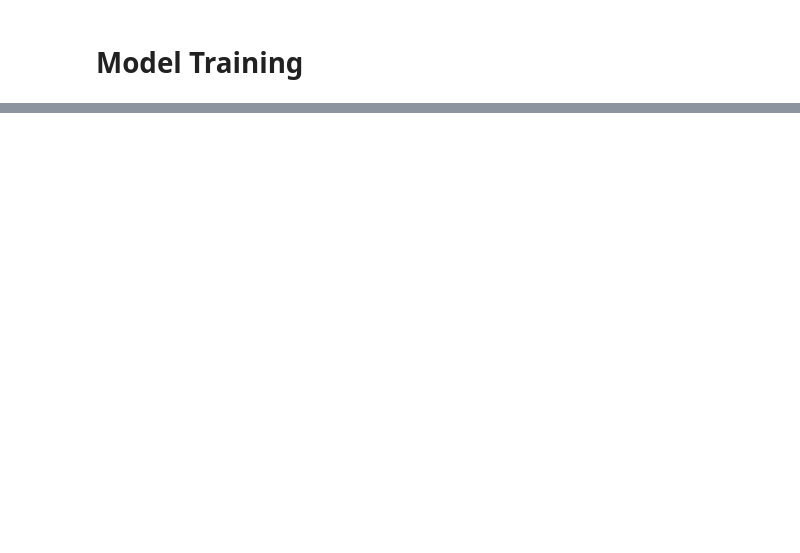
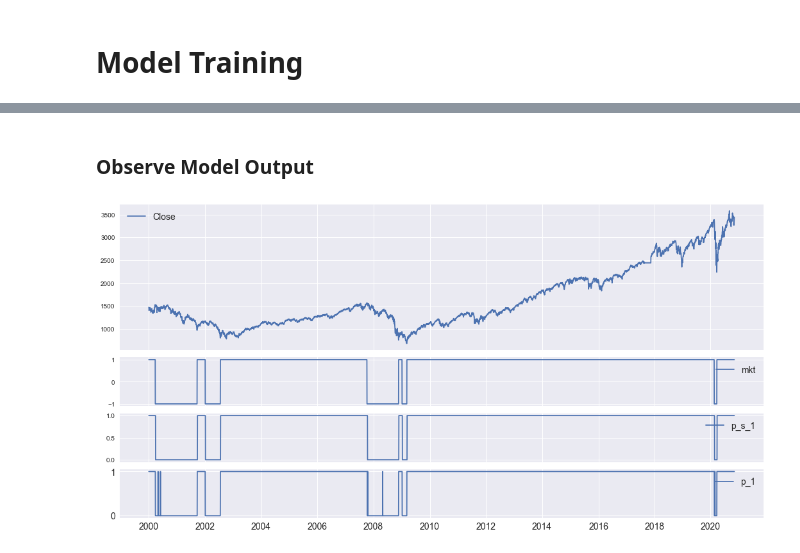
Before and after one commit to Aljgutier/Pyquant, a Jupyter notebook: SP500_MktCycle_ML.ipynb, the cells around one changed output, grey strips where cells are left out. Saved outputs shown, nothing was run; the diff lists cells and outputs as text; code cells hidden in the pictures; blank space fills up the shorter version.

```diff
--- a/SP500_MktCycle_ML.ipynb
+++ b/SP500_MktCycle_ML.ipynb
@@ -12,29 +16,14 @@ import seaborn as sns
 # %run finmktml
 # Read ML data Frame
 
-filename='./data/df_ml_20201013_195013_to_2020105.csv'
+filename='./data/df_ml_2020115_195013_to_2020114.csv'
 dfMLXY = pd.read_csv(filename,index_col=0,parse_dates=True)
-#dfsp500 = dfsp500[dataStartDate:]
-
-# remove T10Y3M since it constrains dataset to 1982
-# dfMLXY.drop('T10Y3M',axis=1, inplace=True)
-
-
 print(dfMLXY.shape)
 
 
-dataStartDate=dt.datetime(1982,1,4) # with T10Y3M
-drop_t10y3m=True
-if drop_t10y3m == True:
-    dfMLXY.drop('T10Y3M',axis=1,inplace=True)
-    dataStartDate=dt.datetime(1955,1,1) # Consumer sentiment available from 1953 -2 1
-
+dfMLXY.drop('T10Y3M',axis=1,inplace=True)  # data starts at 1955-1-1
 
 dfMLXY=dfMLXY.loc[dataStartDate:]
-
 print(dfMLXY.columns.values)
-print(dfMLXY.dtypes)
-print(dfMLXY.shape)
 display(dfMLXY.head(3))
-display(dfMLXY.tail(3))
 # %% [output]
@@ -474,0 +183,10 @@ Index(['mcupm_nd0', 'mucdown_nd0', 'mdcup_nd0', 'CPIAUCSL_nd0', 'cpimom_nd0',
+# %%
+
+Npca=4
+df_pca_input = dfXaligned.drop(low_imp_cols,axis=1)
+print('df_pca_input cols =' ,df_pca_input.shape[1])
+pca_model = PCA(n_components=Npca)
+XPCA = pca_model.fit_transform(df_pca_input)
+dfXPCA=pd.DataFrame(data=XPCA,index=dfXaligned.index)
+
+print('n components =',pca_model.n_components_)
@@ -877,0 +339,6 @@ fmplot(dfbt,variables=[['Close_strategyvalue', 'Close'],'Close','p','mkt'],start
+# %%
+# SMOOTH the PREDICTION
+Nsmooth=5
+dfxyp=binarysmooth(dfxyp,'p_1',NW=Nsmooth , y_s='p_s_1')
+dfxyp['p_s']=dfxyp['p_s_1'].shift(1)
+dfxyp.tail(3)
@@ -877,0 +369,14 @@ fmplot(dfbt,variables=[['Close_strategyvalue', 'Close'],'Close','p','mkt'],start
+# %% [markdown]
+### Observe Model Output
+# %%
+%run fmplot
+
+s=dt.datetime(2000,1,1)
+e=dt.datetime(2020,11,5)
+
+
+fmplot(dfxyp,['Close','mkt','p_s_1','p_1'], plottypes =['line','line','line','line'],
+       startdate=s, enddate=e, sharex=True, llocs=['upper left', 'upper right','upper right', 'upper right'],
+      figsize=(18,9),ytick_labelsize=14, xtick_labelsize=14, legend_fontsize=14, height_ratios=(3,1,1,1))
+# %% [output]
+[figure, added]
```
Also changed, not shown: parts of 95 cells of this notebook.
